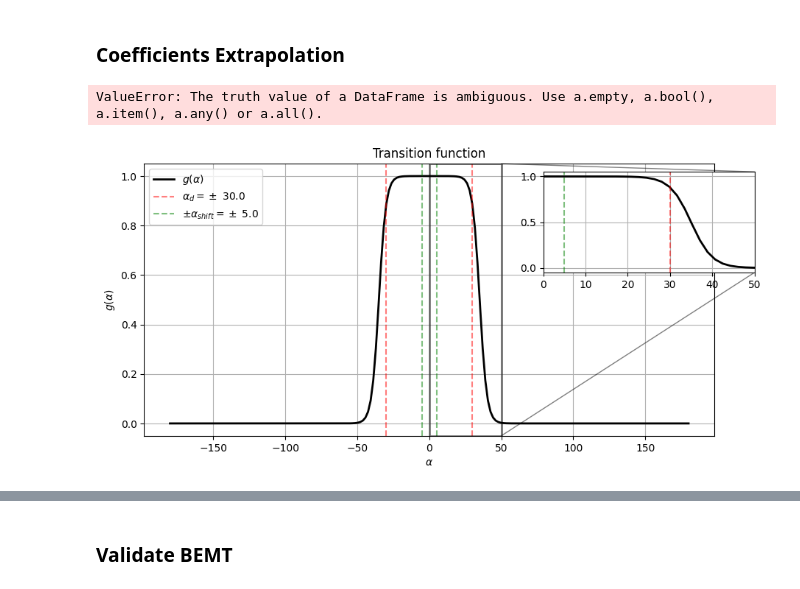
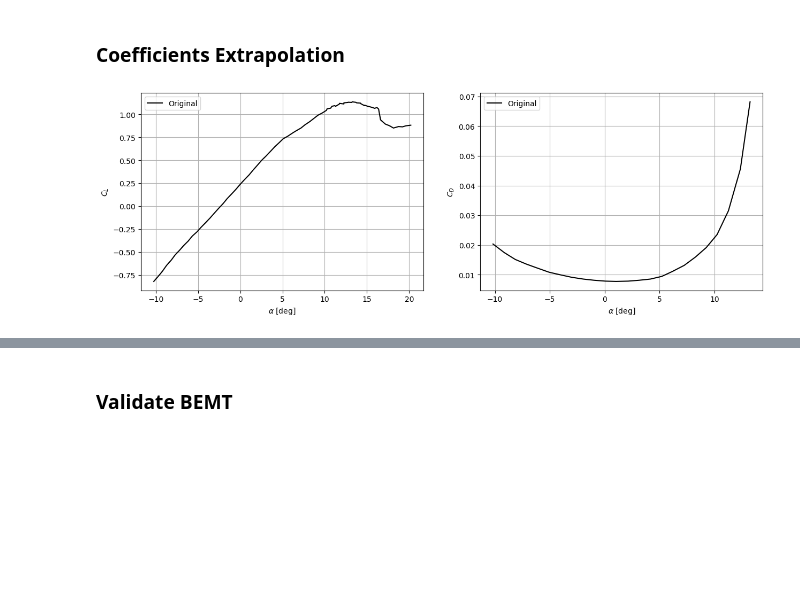
Before and after one commit to Widmark-Kaue/BEMT, a Jupyter notebook: case.ipynb, the cells around one changed output, grey strips where cells are left out. Drawn from its saved outputs; the diff is of its cells as text; code cells hidden in the pictures; blank space fills up the shorter version.

```diff
--- a/case.ipynb
+++ b/case.ipynb
@@ -58,76 +58,46 @@ plt.show()
 # %%
 rotor = blade_design('s834', 7, 2, number_of_sections=50,plot=False)
 airfoil_name = 's834'
 c_lift_drag = process_file(airfoil_path.joinpath(f'{airfoil_name}_c_drg.txt'))
 c_lift = process_file(airfoil_path.joinpath(f'{airfoil_name}_c_lft.txt'))
 
-re_drg = max(c_lift_drag, key = lambda x: float(x.split()[-1]))
-re_lft = max(c_lift, key = lambda x: float(x.split()[-1]))
+re_drg = list(c_lift_drag.keys())[-1]
+re_lft = list(c_lift.keys())[-2:]
 
-df_extra = coefficients_extrapolation(c_lift[re_lft][0],c_lift_drag[re_drg][0], rotor)
+Cd = c_lift_drag[re_drg][0][:, 2]
+alpha_cd = c_lift_drag[re_drg][0][:, 0]
+
+Cl = np.concatenate([c_lift[re][0][:,1] for re in re_lft])
+alpha_cl = np.concatenate([c_lift[re][0][:,0] for re in re_lft])
+
+arg = np.argsort(alpha_cl)
+alpha_cl = np.sort(alpha_cl)
+Cl = Cl[arg]
+
+# print(re_lft, re_drg)
+# print(len(c_lift[re_lft][0][:, 0]))
+
+# df_extra = coefficients_extrapolation(c_lift[re_lft][0],c_lift_drag[re_drg][0], rotor)
 # alpha = np.deg2rad(np.concatenate((np.linspace(-90, -15, 100), np.linspace(15, 90, 100))))
 
 fig, (ax1, ax2) = plt.subplots(1, 2, figsize = [15, 4.8])
 
-ax1.plot(df_extra['alpha'],  df_extra['Cl'], 'r--', label = 'Extrapolation')
-ax1.plot(c_lift_drag[re][0][:, 0],  c_lift_drag[re][0][:, 1], 'k',  label = 'Original')
+# ax1.plot(df_extra['alpha'],  df_extra['Cl'], 'r--', label = 'Extrapolation')
+ax1.plot(alpha_cl,  Cl, 'k',  label = 'Original')
 
 ax1.set_xlabel(r'$\alpha$ [deg]')
 ax1.set_ylabel(r'$C_L$')
 ax1.legend()
 ax1.grid()
 
-ax2.plot(df_extra['alpha'],  df_extra['Cd'], 'r--', label = 'Extrapolation')
-ax2.plot(c_lift_drag[re][0][:, 0],  c_lift_drag[re][0][:, 2], 'k', label = 'Original')
+# ax2.plot(df_extra['alpha'],  df_extra['Cd'], 'r--', label = 'Extrapolation')
+ax2.plot(alpha_cd,  Cd, 'k', label = 'Original')
 
 ax2.set_xlabel(r'$\alpha$ [deg]')
 ax2.set_ylabel(r'$C_D$')
 ax2.legend()
 ax2.grid()
 
 plt.show()
 # %% [output]
-ValueError: The truth value of a DataFrame is ambiguous. Use a.empty, a.bool(), a.item(), a.any() or a.all().
+[figure, added]
-# %%
-alpha_d = np.deg2rad(30)
-alpha_shift = np.deg2rad(5)
-delta_alpha = np.deg2rad(5)
-alpha = np.linspace(-np.pi, np.pi, 200)
-
-g = lambda alpha: 0.5*(1+np.tanh((alpha_d + alpha_shift  - np.abs(alpha))/delta_alpha))
-
-fig, ax = plt.subplots(figsize = [10, 4.8])
-
-ax.plot(np.rad2deg(alpha), g(alpha), linewidth=2, color='black', label=r'$g(\alpha)$')
-
-ax.axvline(np.rad2deg(alpha_d), linestyle='--', alpha = 0.5, color='red', label=r'$\alpha_d = \pm$ ' + f'{np.rad2deg(alpha_d):.1f}')
-ax.axvline(-np.rad2deg(alpha_d), linestyle='--', alpha = 0.5, color='red')
-ax.axvline(np.rad2deg(alpha_shift), linestyle='--', alpha = 0.5, color='green', label=r'$\pm \alpha_{shift} = \pm$ ' + f'{np.rad2deg(alpha_shift):.1f}')
-ax.axvline(-np.rad2deg(alpha_shift), linestyle='--', alpha = 0.5, color='green')
-
-ax.set_xlabel(r'$\alpha$')
-ax.set_ylabel(r'$g(\alpha)$')
-ax.set_title('Transition function')
-# ax.set_xticks(np.arange(-180,190,10))
-# ax.set_xticklabels(ax.get_xticklabels(), rotation=45)
-
-ax.legend(loc = 2)
-ax.grid()
-
-# zoomed plot
-axins = ax.inset_axes([0.7, 0.6, 0.37, 0.37])
-axins.plot(np.rad2deg(alpha), g(alpha), linewidth=2, color='black')
-
-axins.axvline(np.rad2deg(alpha_d), linestyle='--', alpha = 0.5, color='red')
-axins.axvline(-np.rad2deg(alpha_d), linestyle='--', alpha = 0.5, color='red')
-axins.axvline(np.rad2deg(alpha_shift), linestyle='--', alpha = 0.5, color='green')
-axins.axvline(-np.rad2deg(alpha_shift), linestyle='--', alpha = 0.5, color='green')
-
-axins.set_xlim(0, 50)
-axins.grid()
-
-ax.indicate_inset_zoom(axins, linewidth=2, edgecolor="black")
-
-plt.show()
-# %% [output]
-[figure, removed]
```
Also changed, not shown: parts of 1 cell of this notebook.
